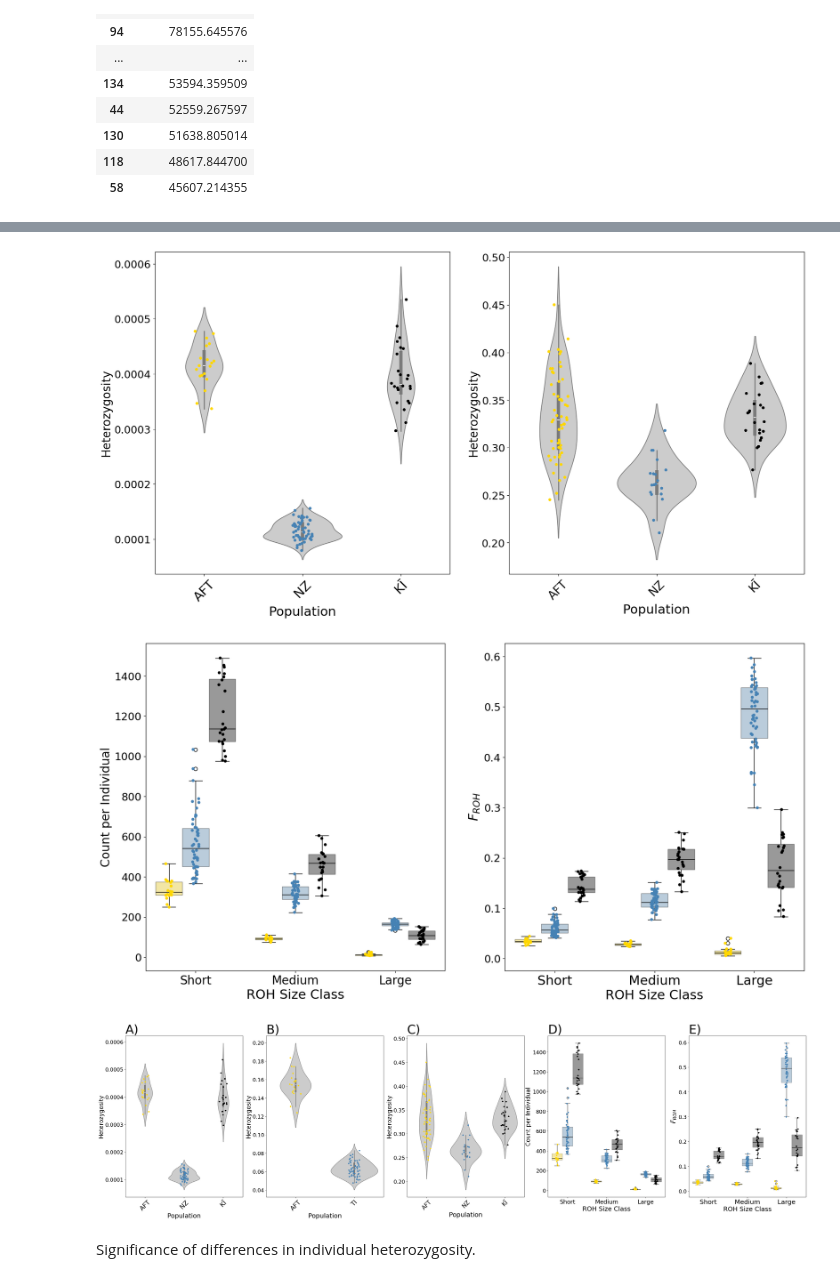
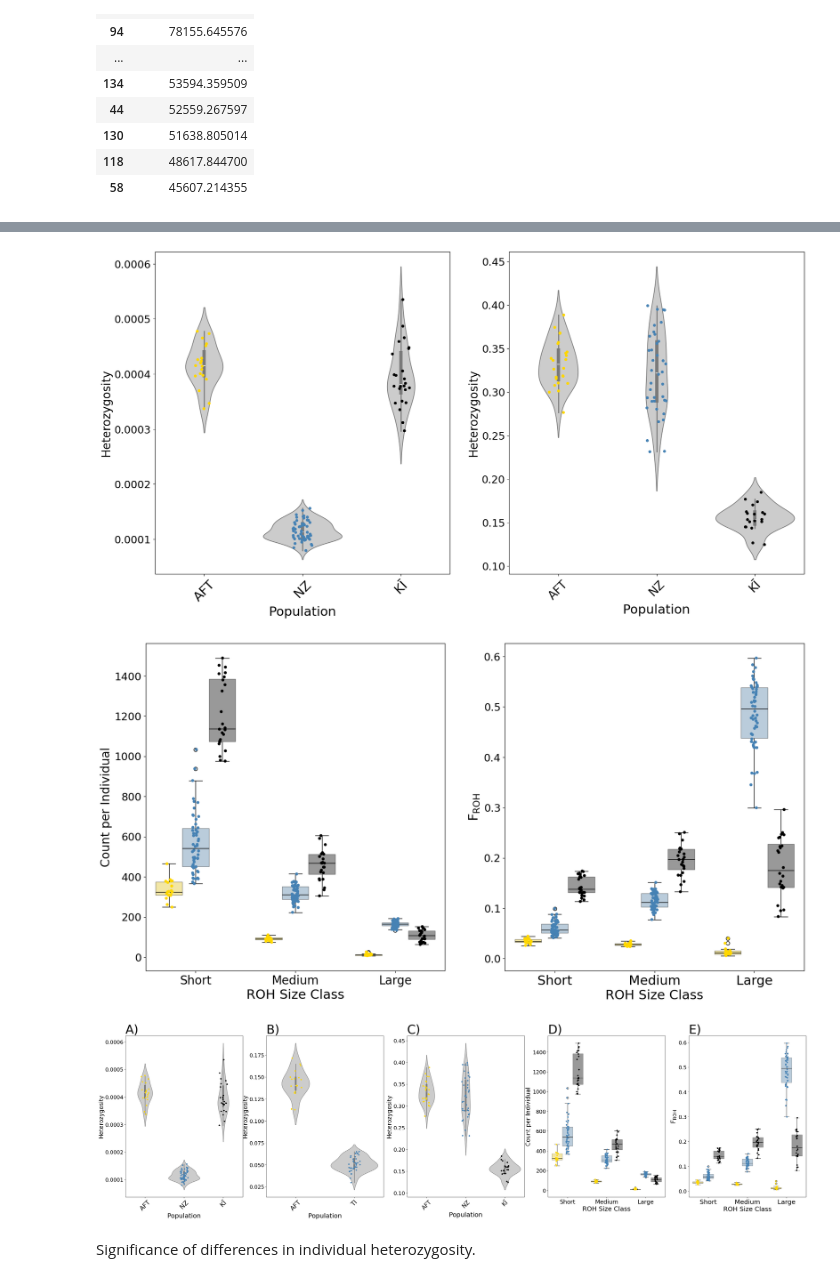
Before and after one commit to janawold1/2026_S_nereis_Cons_Gen, a Jupyter notebook: 06_Heterozygosity.ipynb, the cells around one changed output, grey strips where cells are left out. Saved outputs shown, nothing was run; the diff lists cells and outputs as text; code cells hidden in the pictures.

```diff
--- a/06_Heterozygosity.ipynb
+++ b/06_Heterozygosity.ipynb
@@ -1037,8 +1028,8 @@ neutral_het = indiv_het[indiv_het['Dataset'] == 'neutral']
 sv_het = pd.read_csv('smoove/sv_het.tsv', delimiter='\t')
 sv_het['Heterozygosity'] = sv_het['Heterozygous'] / (sv_het['Homozygous Reference'] + sv_het['Heterozygous'] + sv_het['Homozygous Alternate'])
 
-sv_fairyhet = sv_het[(sv_het['Population'] == 'AU_GLOBAL') | (sv_het['Population'] == 'NZ_GLOBAL')]
-sv_var_het = sv_het[(sv_het['Population'] == 'AU') | (sv_het['Population'] == 'NZ') | (sv_het['Population'] == 'KI')]
+sv_fairyhet = sv_het[(sv_het['Population'] == 'AU GLOBAL') | (sv_het['Population'] == 'TI GLOBAL')]
+sv_var_het = sv_het[(sv_het['Population'] == 'AU') | (sv_het['Population'] == 'TI') | (sv_het['Population'] == 'KI')]
 
 roh = pd.read_csv('rohan/ROHs.tsv', sep='\t')
 roh_segments = pd.read_csv('rohan/ROH_segment_summary.txt', sep='\t')
@@ -1080,36 +1051,34 @@ print(sv_fairyhet)
 # %%
 xvalues = ["Short ROHs", "Medium ROHs", "Long ROHs"]
 palette = ['gold', 'steelblue', 'grey', 'black']
 palette = ['gold', 'steelblue', 'black']
-order = ['AU', 'NZ', 'KI_10x', 'KI']
 order = ['AU', 'NZ', 'KI']
 
 fig, axes = plt.subplots(1, 2, figsize=(20, 10), sharex=False, sharey=False)
 
 # SNP heterozygosity
 sns.violinplot(data = neutral_het[neutral_het['Population']!='KI_10x'], x = "Population", y = "Heterozygosity", order=order, color="0.8", ax=axes[0])
 sns.stripplot(data = neutral_het[neutral_het['Population']!='KI_10x'], x = "Population", y = "Heterozygosity", hue = "Population", hue_order=order, palette=palette, jitter = True, size=5, ax=axes[0])
 axes[0].set_xticklabels(['AFT', 'NZ', 'KĪ'], fontsize=22, rotation=45)
 axes[0].set_xlabel('Population', fontsize=22)
 axes[0].set_ylabel("Heterozygosity", fontsize=20)
 axes[0].tick_params(axis='y', which='major', labelsize=18)
 
 # Variable SV heterozygosity
 sns.violinplot(data = sv_var_het, x = 'Population', y = 'Heterozygosity', color='0.8', ax=axes[1])
 sns.stripplot(data = sv_var_het, x = 'Population', y = 'Heterozygosity', hue = 'Population', palette=palette, jitter = True, size=5, ax=axes[1])
 axes[1].set_xticklabels(['AFT', 'NZ', 'KĪ'], fontsize=20, rotation=45)
 axes[1].set_xlabel('Population', fontsize=22)
 axes[1].set_ylabel('Heterozygosity', fontsize=20)
 axes[1].tick_params(axis='y', which='major', labelsize=18)
 
-plt.savefig('TI_ms_plots/HET_comparisons.png', dpi=300, bbox_inches='tight')
+#plt.savefig('TI_ms_plots/HET_comparisons.png', dpi=300, bbox_inches='tight')
 # %% [output]
-[figure, old version]
+[figure, new version]
 # %%
 xvalues = ["Short ROHs", "Medium ROHs", "Long ROHs"]
 palette = ['gold', 'steelblue', 'grey', 'black']
 palette = ['gold', 'steelblue', 'black']
-order = ['AU', 'NZ', 'KI_10x', 'KI']
 order = ['AU', 'NZ', 'KI']
 
 fig, axes = plt.subplots(1, 2, figsize=(20, 10), sharex=False, sharey=False)
@@ -1134,12 +1103,11 @@ axes[1].tick_params(axis='y', which='major', labelsize=18)
 
 plt.savefig('TI_ms_plots/ROH_comparisons.png', dpi=300, bbox_inches='tight')
 # %% [output]
-[figure, old version]
+[figure, new version]
 # %%
 xvalues = ["Short ROHs", "Medium ROHs", "Long ROHs"]
 palette = ['gold', 'steelblue', 'grey', 'black']
 palette = ['gold', 'steelblue', 'black']
-order = ['AU', 'NZ', 'KI_10x', 'KI']
 order = ['AU', 'NZ', 'KI']
 
 fig, axes = plt.subplots(1, 5, figsize=(42, 10), sharex=False, sharey=False)
@@ -1173,7 +1141,7 @@ axes[2].tick_params(axis='y', which='major', labelsize=18)
 
 # ROH Count
 sns.boxplot(data=roh_summary, x="Size Class", y="ROH Counts", hue="Population", palette=palette, hue_order=order, boxprops={'alpha': 0.4},ax=axes[3], legend=False)
-sns.stripplot(data=roh_summary, x="Size Class", y="ROH Counts", hue="Population", palette=palette, hue_order=order, dodge=True, ax=axes[3], legend=False)
+sns.stripplot(data=roh_summary, x="Size Class", y="ROH Counts", hue="Population", palette=palette, hue_order=order1, dodge=True, ax=axes[3], legend=False)
 axes[3].set_title('D)', loc='left', fontsize=42)
 axes[3].set_xticklabels(['Short', 'Medium', 'Large'], fontsize=20)
 axes[3].set_xlabel('ROH Size Class', fontsize=22)
@@ -1189,9 +1157,9 @@ axes[4].set_xlabel('ROH Size Class', fontsize=22)
 axes[4].set_ylabel("$F_{ROH}$", fontsize=22)
 axes[4].tick_params(axis='y', which='major', labelsize=18)
 
-plt.savefig('TI_ms_plots/Figure_3.png', dpi=300, bbox_inches='tight')
+plt.savefig('Git_Repos/2026_S_nereis_Cons_Gen/Figures/Figure_3.png', dpi=300, bbox_inches='tight')
 # %% [output]
-[figure, old version]
+[figure, new version]
 # %% [markdown]
 Significance of differences in individual heterozygosity.
 # %%
```
Also changed, not shown: parts of 22 cells of this notebook, 7 other files.
